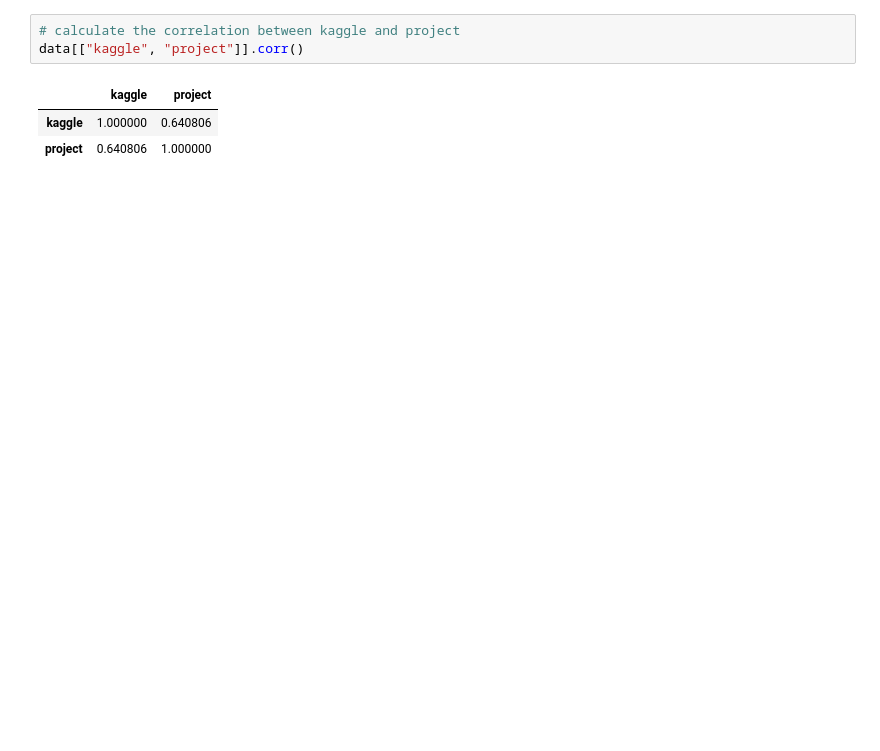
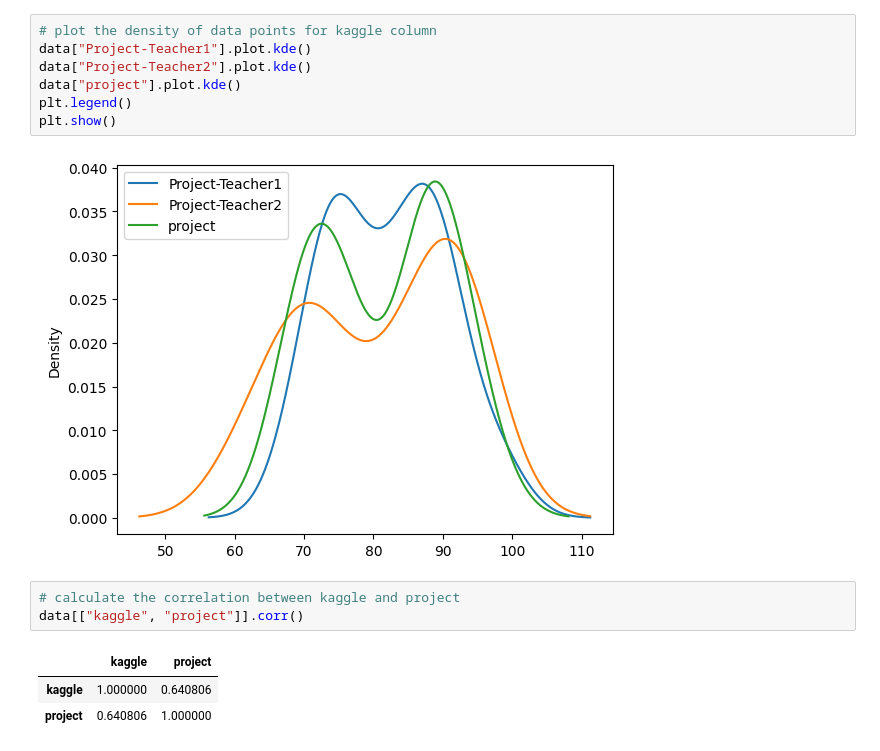
Before and after one commit to pauldubois98/MarkingCorrelation, a Jupyter notebook: analysis.ipynb, the cells around one changed output. Cells and saved outputs as stored; diff of their text form; blank space fills up the shorter version.

```diff
--- a/analysis.ipynb
+++ b/analysis.ipynb
@@ -60,3 +73,12 @@ project: 81.48148148148148 +/- 9.12675850440455
+# %%
+# plot the density of data points for kaggle column
+data["Project-Teacher1"].plot.kde()
+data["Project-Teacher2"].plot.kde()
+data["project"].plot.kde()
+plt.legend()
+plt.show()
+# %% [output]
+[figure, added]
 # %%
 # calculate the correlation between kaggle and project
 data[["kaggle", "project"]].corr()
```
Also changed, not shown: parts of 7 cells of this notebook.
